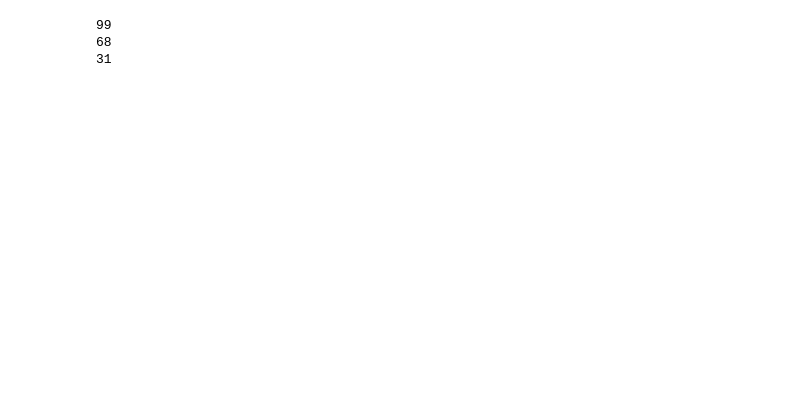
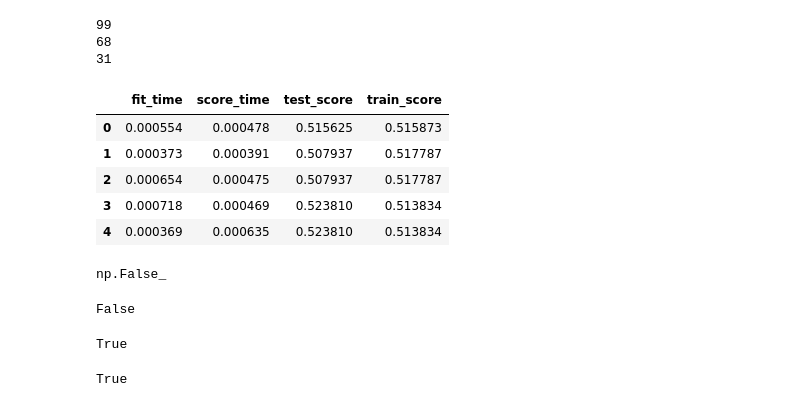
Before and after one commit to ricd99/nhl-test-2, a Jupyter notebook: eda.ipynb, the cells around one changed output. Cells and saved outputs as stored; diff of their text form; code cells hidden in the pictures; blank space fills up the shorter version.

```diff
--- a/eda.ipynb
+++ b/eda.ipynb
@@ -188,3 +189,18 @@ y_train = train_df.loc[:, "playoff"]
 X_test = test_df[cols]
 X_test = X_test.drop(columns=["playoff"])
 y_test = test_df.loc[:, "playoff"]
+# %%
+dummy = DummyClassifier()
+dummy_df = pd.DataFrame(cross_validate(dummy, X_train, y_train, cv=5, return_train_score=True))
+dummy_df
+# %% [output]
+|  | fit_time | score_time | test_score | train_score |
+| 0 | 0.000554 | 0.000478 | 0.515625 | 0.515873 |
+| 1 | 0.000373 | 0.000391 | 0.507937 | 0.517787 |
+| 2 | 0.000654 | 0.000475 | 0.507937 | 0.517787 |
+| 3 | 0.000718 | 0.000469 | 0.523810 | 0.513834 |
+| 4 | 0.000369 | 0.000635 | 0.523810 | 0.513834 |
+# %%
+X_train.isna().any().any()
+# %% [output]
+np.False_
@@ -190,0 +209,13 @@ y_test = test_df.loc[:, "playoff"]
+# %%
+len(cols)==X_train.shape[1]==X_test.shape[1]
+# %% [output]
+False
+# %%
+cols.remove("playoff")
+len(cols)==X_train.shape[1]==X_test.shape[1]
+# %% [output]
+True
+# %%
+len(cols)==X_train.shape[1]==X_test.shape[1]
+# %% [output]
+True
```
Also changed, not shown: parts of 8 cells of this notebook.
